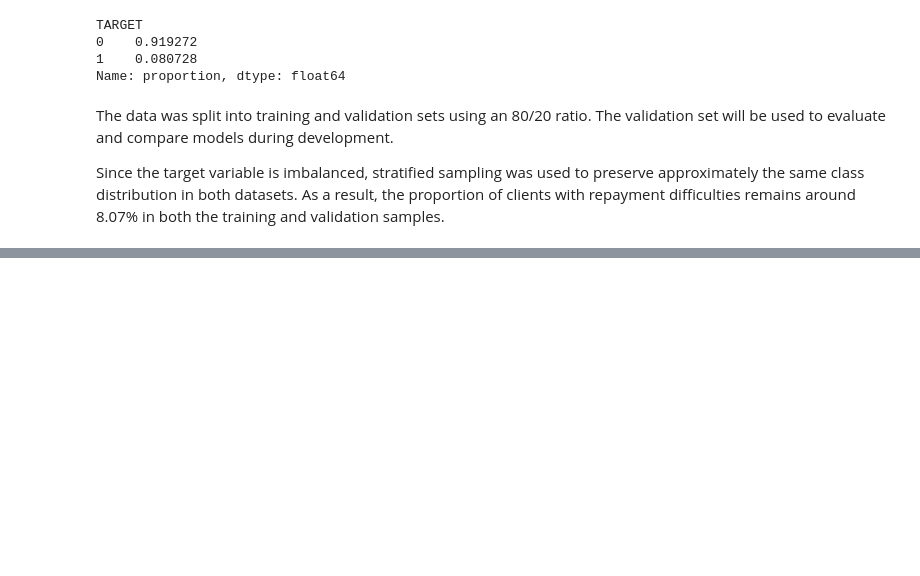
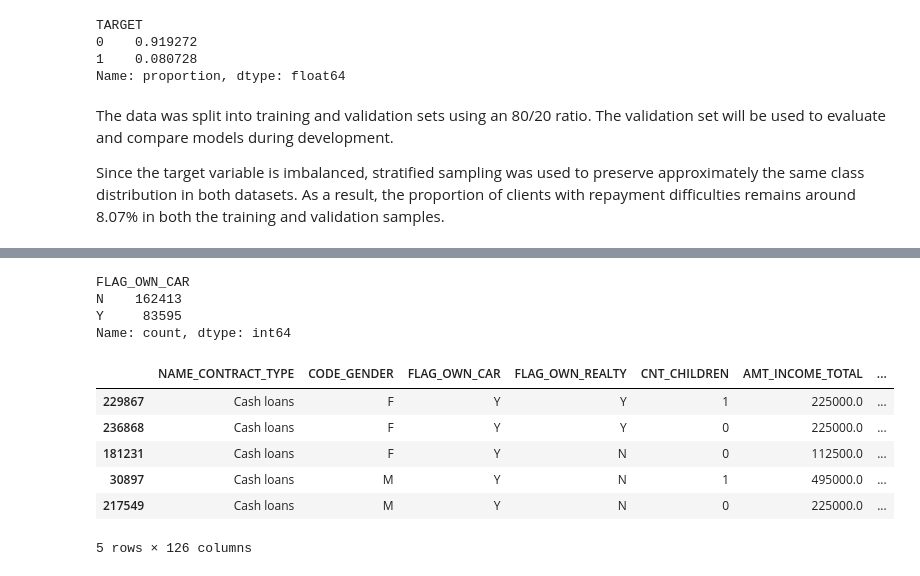
Before and after one commit to Tural-Kazimov/home-credit-default-risk, a Jupyter notebook: 02_model_development.ipynb, the cells around one changed output, grey strips where cells are left out. Saved outputs shown, nothing was run; the diff lists cells and outputs as text; code cells hidden in the pictures; blank space fills up the shorter version.

```diff
--- a/02_model_development.ipynb
+++ b/02_model_development.ipynb
@@ -58,0 +148,17 @@ Since the target variable is imbalanced, stratified sampling was used to preserv
+# %%
+X_train['FLAG_OWN_CAR'].value_counts()
+# %% [output]
+FLAG_OWN_CAR
+N    162413
+Y     83595
+Name: count, dtype: int64
+# %%
+X_train[(X_train['FLAG_OWN_CAR']=='Y') & (X_train['OWN_CAR_AGE'].isna())]
+# %% [output]
+|  | NAME_CONTRACT_TYPE | CODE_GENDER | FLAG_OWN_CAR | FLAG_OWN_REALTY | CNT_CHILDREN | AMT_INCOME_TOTAL | ... |
+| 229867 | Cash loans | F | Y | Y | 1 | 225000.0 | ... |
+| 236868 | Cash loans | F | Y | Y | 0 | 225000.0 | ... |
+| 181231 | Cash loans | F | Y | N | 0 | 112500.0 | ... |
+| 30897 | Cash loans | M | Y | N | 1 | 495000.0 | ... |
+| 217549 | Cash loans | M | Y | N | 0 | 225000.0 | ... |
+5 rows × 126 columns
```
Also changed, not shown: parts of 38 cells of this notebook, 1 other file.
